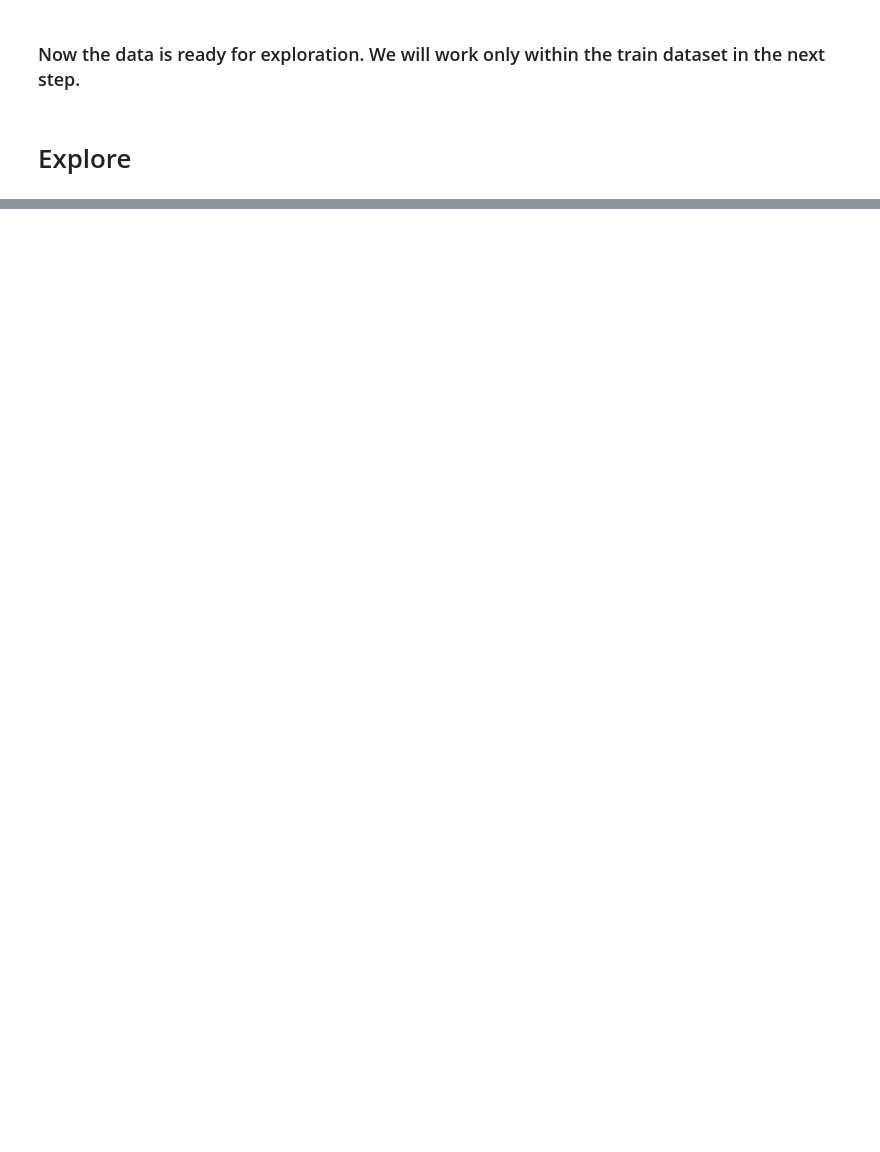
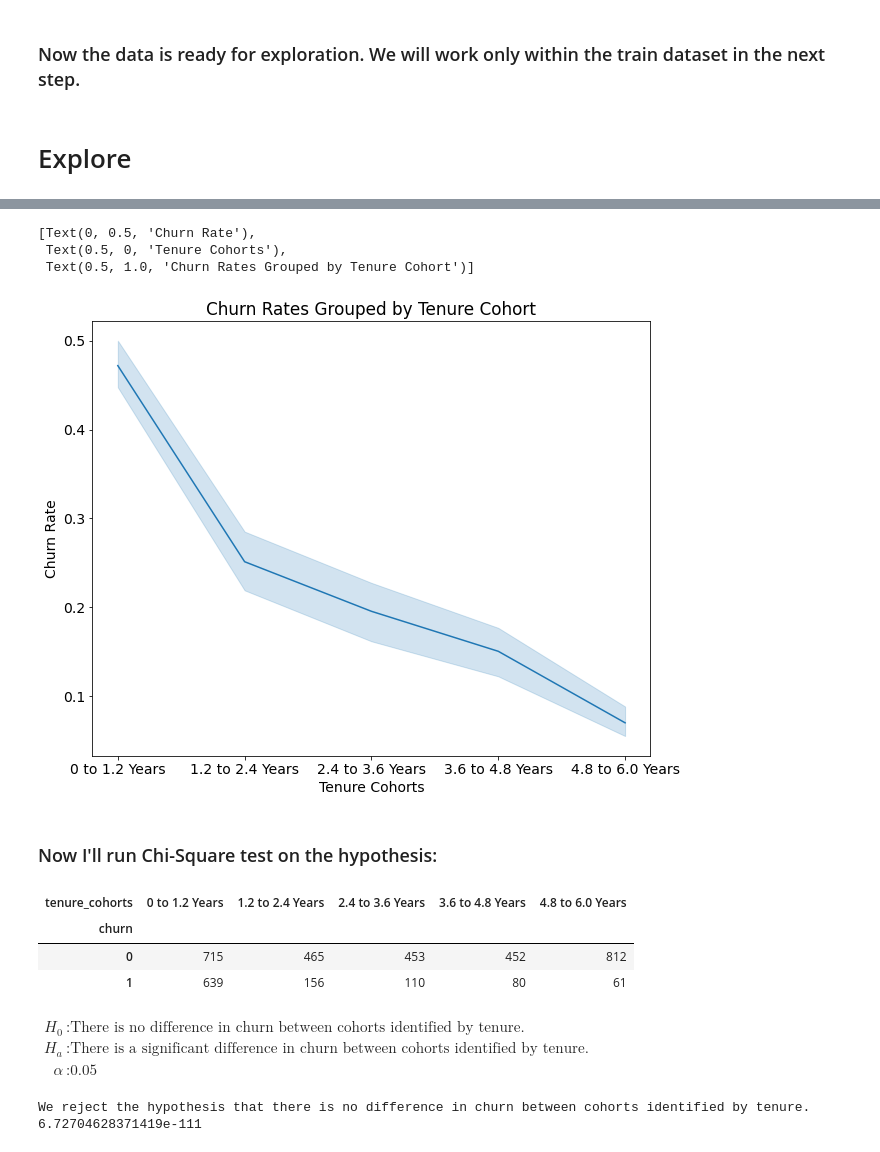
Before and after one commit to KwameTaylor/classification-project, a Jupyter notebook: telco-churn-classification-project.ipynb, the cells around one changed output, grey strips where cells are left out. Drawn from its saved outputs; the diff is of its cells as text; code cells hidden in the pictures; blank space fills up the shorter version.

```diff
--- a/telco-churn-classification-project.ipynb
+++ b/telco-churn-classification-project.ipynb
@@ -86,0 +197,37 @@ test (1409, 12)
+# %%
+# I will use pd.cut to create bins for me. Looking at my visualization, I think 5 groups would be most useful to explore.
+# I can choose to drop this from my train set at the end of exploration.
+
+train['tenure_cohorts'] = pd.cut(train.tenure_yrs, 5, labels=['0 to 1.2 Years', '1.2 to 2.4 Years', '2.4 to 3.6 Years', '3.6 to 4.8 Years', '4.8 to 6.0 Years'])
+# %%
+# Plot the rate of churn on a line chart
+# where x is the tenure and y is the rate of churn (customers churned/total customers)
+
+cohort_viz1 = sns.lineplot(data=train, x=train.tenure_cohorts, y=train.churn)
+cohort_viz1.set(xlabel="Tenure Cohorts", ylabel = "Churn Rate", title = "Churn Rates Grouped by Tenure Cohort")
+# %% [output]
+[Text(0, 0.5, 'Churn Rate'),
+ Text(0.5, 0, 'Tenure Cohorts'),
+ Text(0.5, 1.0, 'Churn Rates Grouped by Tenure Cohort')]
+[figure, added]
+# %% [markdown]
+### Now I'll run Chi-Square test on the hypothesis:
+# %%
+# contingency table
+observed = pd.crosstab(train.churn, train.tenure_cohorts)
+observed
+# %% [output]
+| tenure_cohorts | 0 to 1.2 Years | 1.2 to 2.4 Years | 2.4 to 3.6 Years | 3.6 to 4.8 Years | 4.8 to 6.0 Years |
+| churn |  |  |  |  |  |
+| 0 | 715 | 465 | 453 | 452 | 812 |
+| 1 | 639 | 156 | 110 | 80 | 61 |
+# %% [markdown]
+$
+\begin{align*}
+   H_0 & : \text{There is no difference in churn between cohorts identified by tenure.}
+   \\
+   H_a & : \text{There is a significant difference in churn between cohorts identified by tenure.}
+   \\
+    \alpha & : \text{0.05}
+\end{align*}
+$
@@ -86,0 +236,14 @@ test (1409, 12)
+# %%
+chi2, p, degf, expected = stats.chi2_contingency(observed)
+
+null_hypothesis = "there is no difference in churn between cohorts identified by tenure."
+
+if p < alpha:
+    print("We reject the hypothesis that", null_hypothesis)
+else:
+    print("We fail to reject the null hypothesis.")
+
+print(p)
+# %% [output]
+We reject the hypothesis that there is no difference in churn between cohorts identified by tenure.
+6.72704628371419e-111
```
Also changed, not shown: parts of 87 cells of this notebook, 1 other file.
